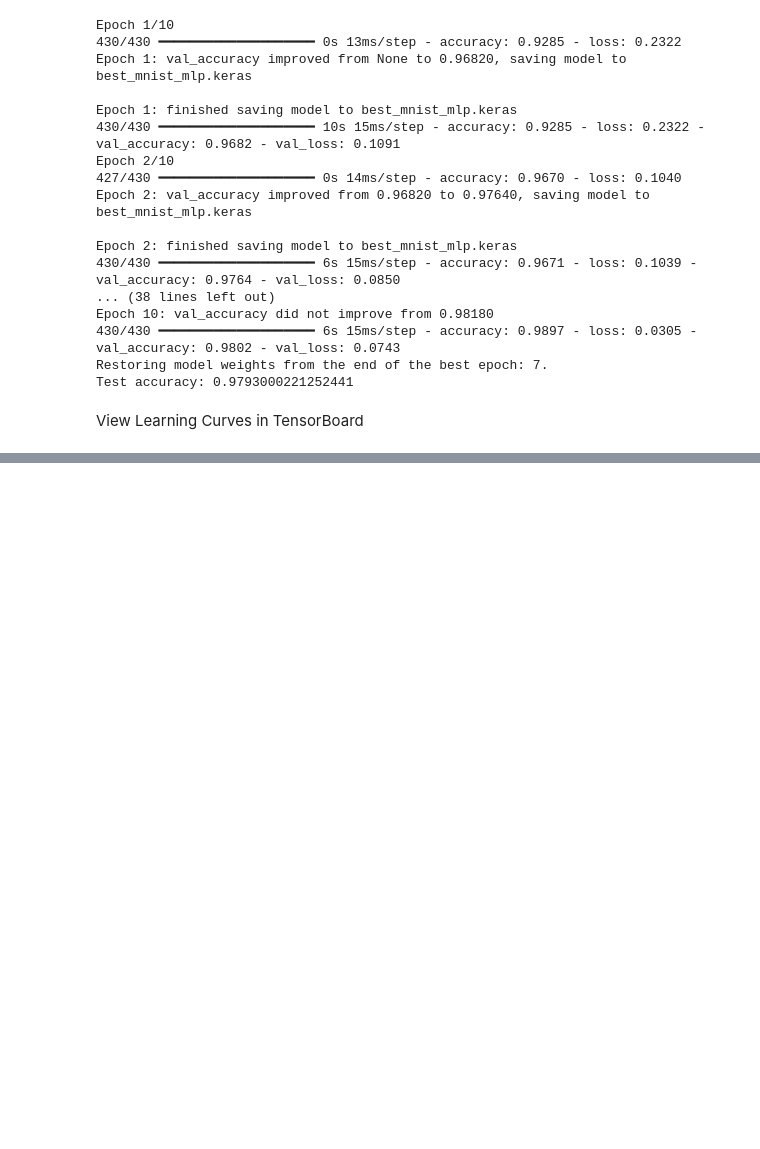
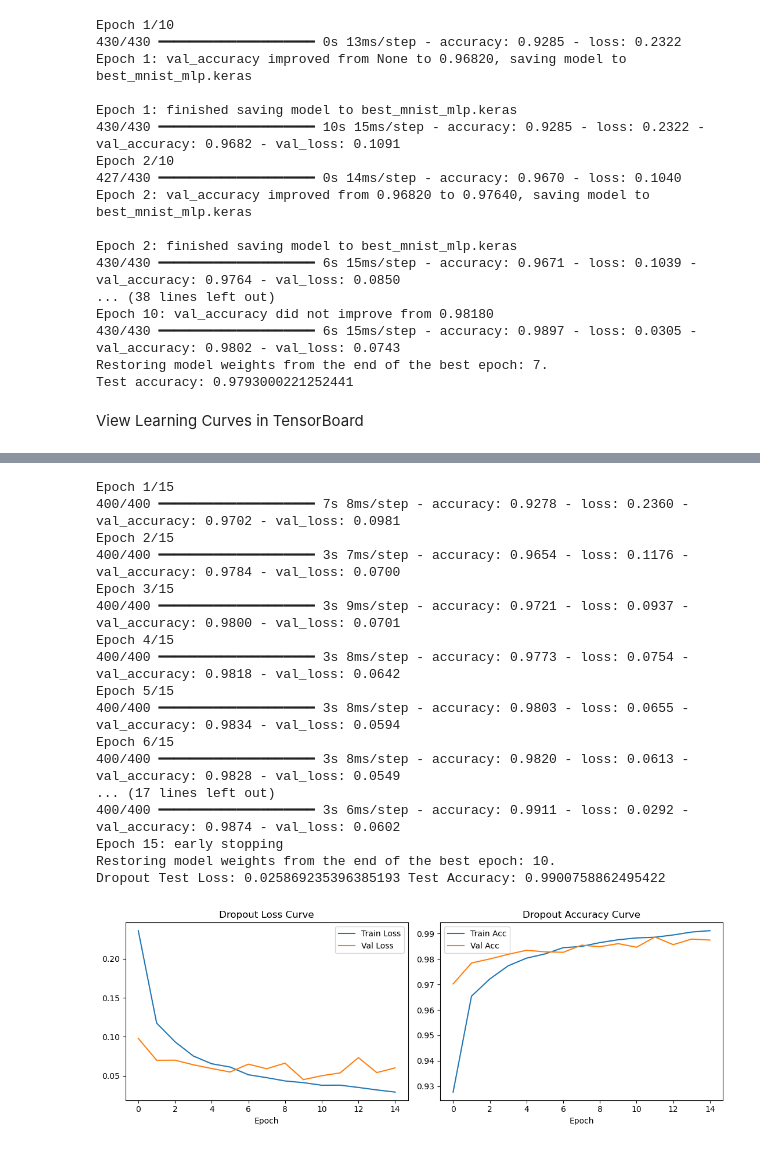
Before and after one commit to fatima-zahra20/Student-Performance, a Jupyter notebook: Hands_on_Performance.ipynb, the cells around one changed output, grey strips where cells are left out. Saved outputs shown, nothing was run; the diff lists cells and outputs as text; code cells hidden in the pictures; blank space fills up the shorter version.

```diff
--- a/Hands_on_Performance.ipynb
+++ b/Hands_on_Performance.ipynb
@@ -686,0 +950,73 @@ View Learning Curves in TensorBoard
+# %%
+keras.utils.set_random_seed(42)
+
+drop_model = keras.Sequential([
+    keras.layers.Input(shape=[28, 28]),
+    keras.layers.Flatten(),
+])
+
+for _ in range(5):
+    drop_model.add(keras.layers.Dense(100, activation="elu", kernel_initializer="he_normal"))
+    drop_model.add(keras.layers.Dropout(rate=0.2))
+
+drop_model.add(keras.layers.Dense(5, activation="softmax"))
+drop_model.compile(
+    loss="sparse_categorical_crossentropy",
+    optimizer=keras.optimizers.Adam(learning_rate=1e-3),
+    metrics=["accuracy"]
+)
+
+
+run_id = datetime.datetime.now().strftime("drop_04_%Y%m%d_%H%M%S")
+drop_tb_cb = keras.callbacks.TensorBoard(log_dir=Path("my_logs") / run_id)
+drop_es_cb = keras.callbacks.EarlyStopping(monitor="val_loss", patience=5, restore_best_weights=True, verbose=1)
+
+
+drop_history = drop_model.fit(
+    X_train_04, y_train_04,
+    epochs=15,
+    batch_size=64,
+    validation_data=(X_valid_04, y_valid_04),
+    callbacks=[drop_es_cb, drop_tb_cb]
+)
+
+
+drop_test_loss, drop_test_acc = drop_model.evaluate(X_test_04, y_test_04, verbose=0)
+print('Dropout Test Loss:', drop_test_loss, 'Test Accuracy:', drop_test_acc)
+
+
+fig, (ax1, ax2) = plt.subplots(1, 2, figsize=(11, 4))
+
+ax1.plot(drop_history.history["loss"], label="Train Loss")
+ax1.plot(drop_history.history["val_loss"], label="Val Loss")
+ax1.set_title("Dropout Loss Curve")
+ax1.set_xlabel("Epoch")
+ax1.legend()
+
+ax2.plot(drop_history.history["accuracy"], label="Train Acc")
+ax2.plot(drop_history.history["val_accuracy"], label="Val Acc")
+ax2.set_title("Dropout Accuracy Curve")
+ax2.set_xlabel("Epoch")
+ax2.legend()
+
+plt.tight_layout()
+plt.show()
+# %% [output]
+Epoch 1/15
+400/400 ━━━━━━━━━━━━━━━━━━━━ 7s 8ms/step - accuracy: 0.9278 - loss: 0.2360 - val_accuracy: 0.9702 - val_loss: 0.0981
+Epoch 2/15
+400/400 ━━━━━━━━━━━━━━━━━━━━ 3s 7ms/step - accuracy: 0.9654 - loss: 0.1176 - val_accuracy: 0.9784 - val_loss: 0.0700
+Epoch 3/15
+400/400 ━━━━━━━━━━━━━━━━━━━━ 3s 9ms/step - accuracy: 0.9721 - loss: 0.0937 - val_accuracy: 0.9800 - val_loss: 0.0701
+Epoch 4/15
+400/400 ━━━━━━━━━━━━━━━━━━━━ 3s 8ms/step - accuracy: 0.9773 - loss: 0.0754 - val_accuracy: 0.9818 - val_loss: 0.0642
+Epoch 5/15
+400/400 ━━━━━━━━━━━━━━━━━━━━ 3s 8ms/step - accuracy: 0.9803 - loss: 0.0655 - val_accuracy: 0.9834 - val_loss: 0.0594
+Epoch 6/15
+400/400 ━━━━━━━━━━━━━━━━━━━━ 3s 8ms/step - accuracy: 0.9820 - loss: 0.0613 - val_accuracy: 0.9828 - val_loss: 0.0549
+... (17 lines left out)
+400/400 ━━━━━━━━━━━━━━━━━━━━ 3s 6ms/step - accuracy: 0.9911 - loss: 0.0292 - val_accuracy: 0.9874 - val_loss: 0.0602
+Epoch 15: early stopping
+Restoring model weights from the end of the best epoch: 10.
+Dropout Test Loss: 0.025869235396385193 Test Accuracy: 0.9900758862495422
+[figure, added]
```
Also changed, not shown: parts of 20 cells of this notebook, 25 other files.
